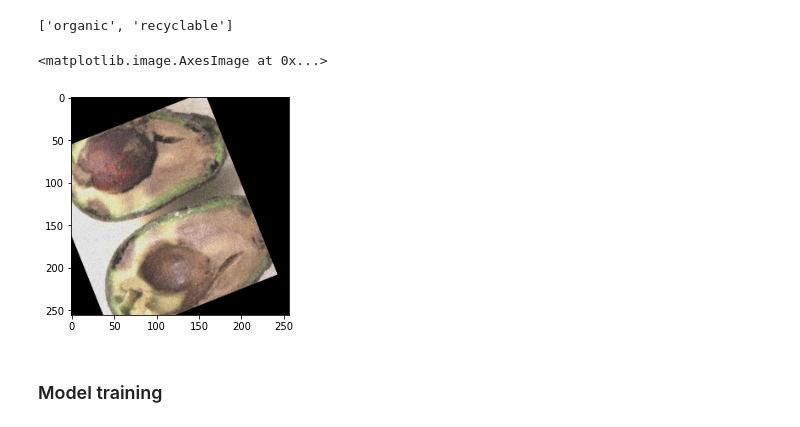
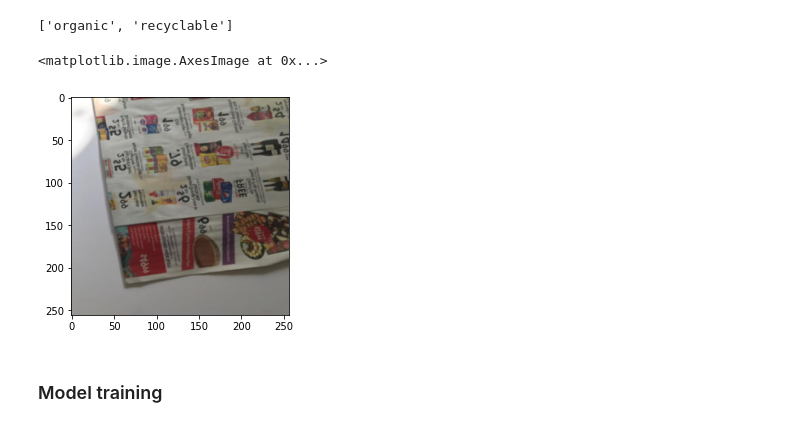
Before and after one commit to alexbelengeanu/hacktm-2022, a Jupyter notebook: notebooks/model-train.ipynb, the cells around one changed output. Saved outputs shown, nothing was run; the diff lists cells and outputs as text; code cells hidden in the pictures.

```diff
--- a/notebooks/model-train.ipynb
+++ b/notebooks/model-train.ipynb
@@ -42,10 +42,10 @@ train_dataset, test_dataset = random_split(dataset, [train_len, test_len])
 dataloader = DataLoader(dataset, batch_size = 32, shuffle = True)
 samples, labels = next(iter(dataloader))
 # %%
-plt.imshow(samples[0].T)
+plt.imshow(samples[2].T)
 # %% [output]
 <matplotlib.image.AxesImage at 0x...>
-[figure, old version]
+[figure, new version]
 # %% [markdown]
 ### Model training
 # %%
```
Also changed, not shown: parts of 4 cells of this notebook, 13 other files.
